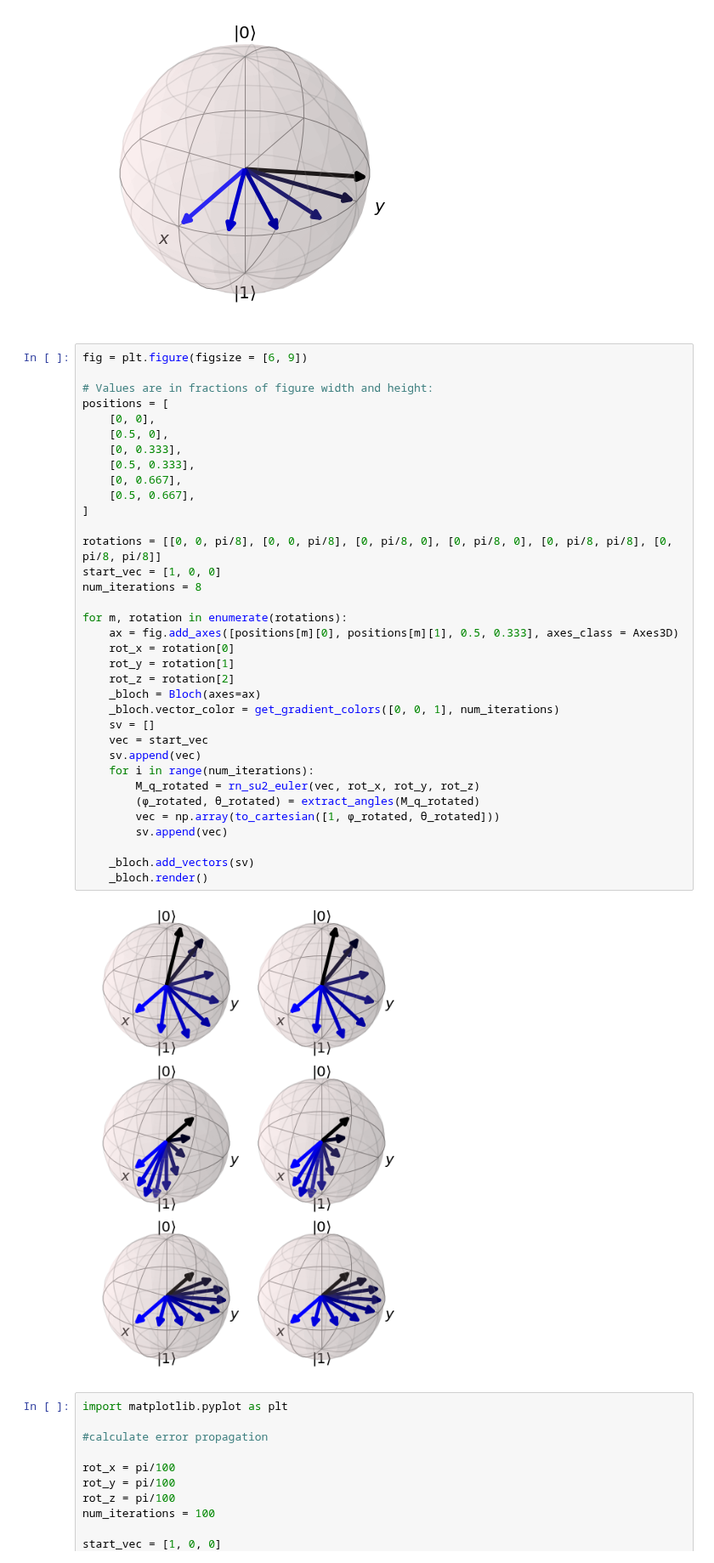
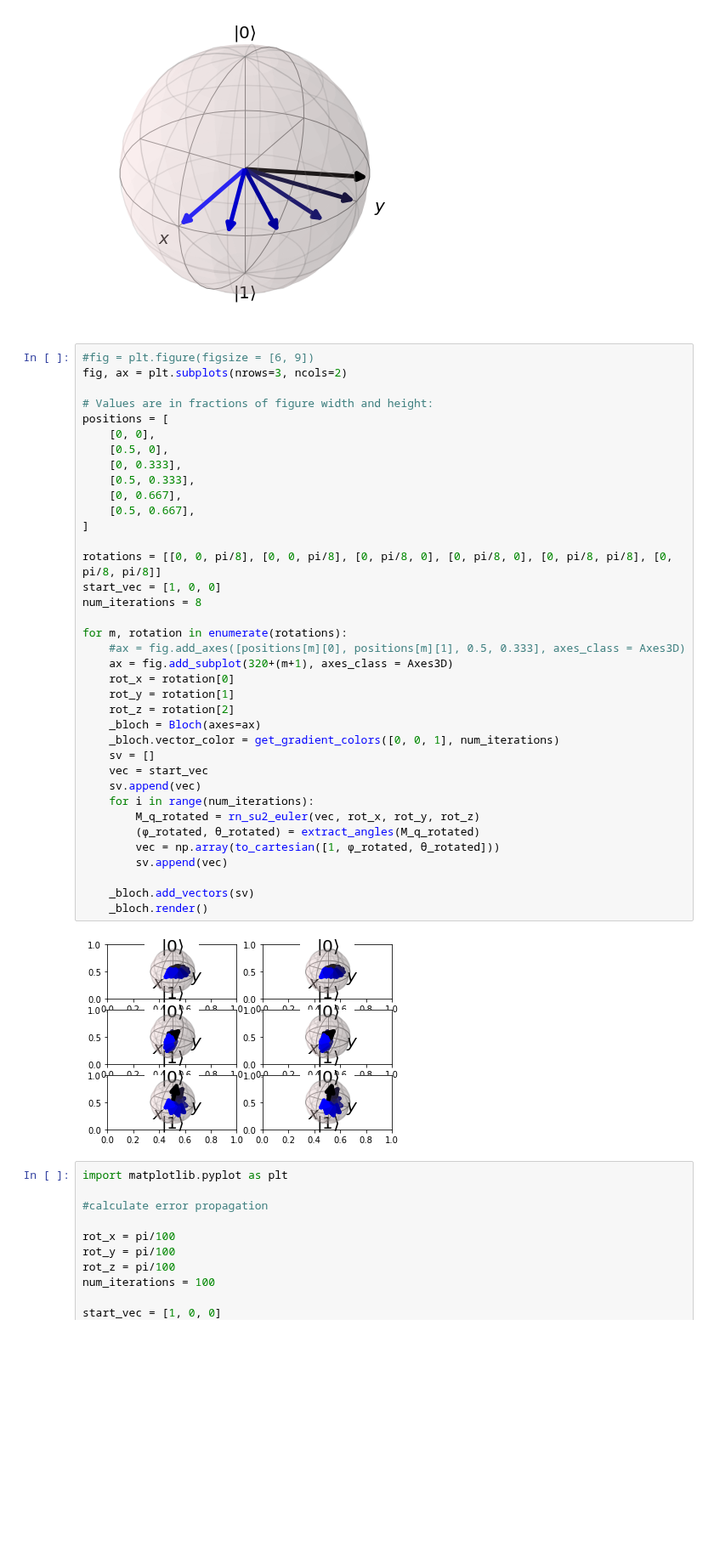
Before and after one commit to Sultanow/quantum, a Jupyter notebook: bloch_sphere/rotate_su2_qiskit_eldar-sultanow.ipynb, the cells around one changed output. Shown at 85% size. Saved outputs shown, nothing was run; the diff lists cells and outputs as text; blank space fills up the shorter version.

```diff
--- a/bloch_sphere/rotate_su2_qiskit_eldar-sultanow.ipynb
+++ b/bloch_sphere/rotate_su2_qiskit_eldar-sultanow.ipynb
@@ -199,42 +199,44 @@ _bloch.render()
 # %% [output]
 [figure]
 # %%
-fig = plt.figure(figsize = [6, 9])
+#fig = plt.figure(figsize = [6, 9])
+fig, ax = plt.subplots(nrows=3, ncols=2)
 
 # Values are in fractions of figure width and height:
 positions = [
     [0, 0],
     [0.5, 0],
     [0, 0.333],
     [0.5, 0.333],
     [0, 0.667],
     [0.5, 0.667],
 ]
 
 rotations = [[0, 0, pi/8], [0, 0, pi/8], [0, pi/8, 0], [0, pi/8, 0], [0, pi/8, pi/8], [0, pi/8, pi/8]]
 start_vec = [1, 0, 0]
 num_iterations = 8
 
 for m, rotation in enumerate(rotations):
-    ax = fig.add_axes([positions[m][0], positions[m][1], 0.5, 0.333], axes_class = Axes3D)
+    #ax = fig.add_axes([positions[m][0], positions[m][1], 0.5, 0.333], axes_class = Axes3D)
+    ax = fig.add_subplot(320+(m+1), axes_class = Axes3D)
     rot_x = rotation[0]
     rot_y = rotation[1]
     rot_z = rotation[2]
     _bloch = Bloch(axes=ax)
     _bloch.vector_color = get_gradient_colors([0, 0, 1], num_iterations)
     sv = []
     vec = start_vec
     sv.append(vec)
     for i in range(num_iterations):
         M_q_rotated = rn_su2_euler(vec, rot_x, rot_y, rot_z)
         (ϕ_rotated, θ_rotated) = extract_angles(M_q_rotated)
         vec = np.array(to_cartesian([1, ϕ_rotated, θ_rotated]))
         sv.append(vec)
 
     _bloch.add_vectors(sv)
     _bloch.render()
 # %% [output]
-[figure, old version]
+[figure, new version]
 # %%
 import matplotlib.pyplot as plt
 
```
